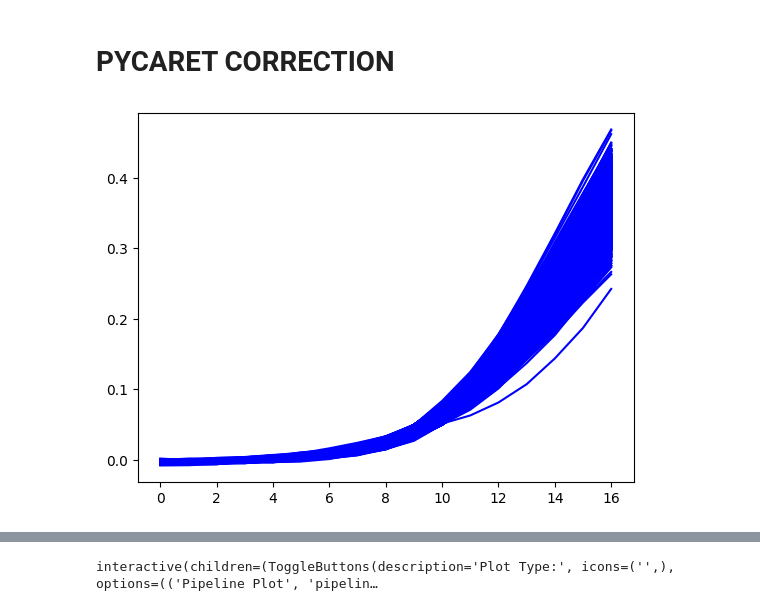
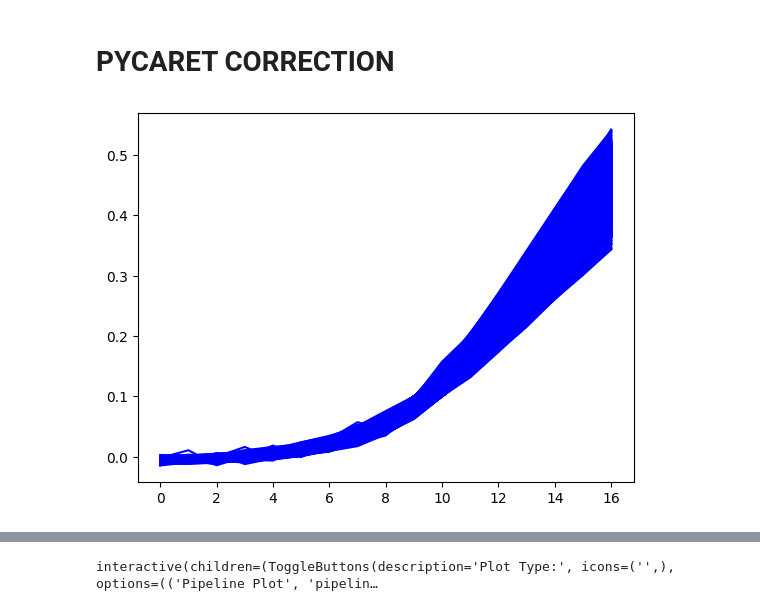
Before and after one commit to wjosefw/MLTiming, a Jupyter notebook: Pycaret_cosas/Time_Ind_Params_Pycaret.ipynb, the cells around one changed output, grey strips where cells are left out. Drawn from its saved outputs; the diff is of its cells as text; code cells hidden in the pictures.

Commit message:
implementation para datos alba

```diff
--- a/Pycaret_cosas/Time_Ind_Params_Pycaret.ipynb
+++ b/Pycaret_cosas/Time_Ind_Params_Pycaret.ipynb
@@ -14,5 +16,9 @@ from functions import (continuous_delay, create_position, calculate_gaussian_cen
 # %%
 # Load data
 dir = '/home/josea/DEEP_TIMING/DEEP_TIMING_VS/Na22_filtered_data/'
+test_data_82 = np.load(os.path.join(dir, 'Na22_82_norm_ALBA_test.npz'))['data']
+test_data_55 = np.load(os.path.join(dir, 'Na22_55_norm_ALBA_test.npz'))['data']
+test_data_28 = np.load(os.path.join(dir, 'Na22_28_norm_ALBA_test.npz'))['data']
 
-data = np.load(os.path.join(dir, 'Na22_test_val.npz'))['data']
+test_data  = np.concatenate((test_data_55, test_data_28, test_data_82), axis = 0)
+print('Número de casos de test: ', test_data.shape[0])
@@ -66,23 +85,17 @@ Error_test = np.concatenate((error_V02[Num_train:], error_V20[Num_train:], error
 # **PYCARET CORRECTION**
 # %%
 # Eliminate time dependencies by getting signals by a fixed fraction
-new_data = extract_signal_window_by_fraction(new_data, fraction = 0.05, window_low = 10, window_high = 7)
+new_data_28 = extract_signal_window_by_fraction(test_data_28, fraction = 0.1, window_low = 10, window_high = 7)
+new_data_55 = extract_signal_window_by_fraction(test_data_55, fraction = 0.1, window_low = 10, window_high = 7)
+new_data_82 = extract_signal_window_by_fraction(test_data_82, fraction = 0.1, window_low = 10, window_high = 7)
 
-# Create the other positions for train and test
-POS_00 = new_data
-POS_02 = create_position(POS_00, channel_to_move = 1, channel_to_fix = 0, t_shift = t_shift)
-POS_20 = create_position(POS_00, channel_to_move = 0, channel_to_fix = 1, t_shift = t_shift)
-POS_04 = create_position(POS_00, channel_to_move = 1, channel_to_fix = 0, t_shift = int(2*t_shift))
-POS_40 = create_position(POS_00, channel_to_move = 0, channel_to_fix = 1, t_shift = int(2*t_shift))
-
-
-TRAIN = np.concatenate((POS_02[:Num_train], POS_00[:Num_train], POS_20[:Num_train], POS_04[:Num_train], POS_40[:Num_train]), axis = 0)
-TEST  = np.concatenate((POS_02[Num_train:], POS_00[Num_train:], POS_20[Num_train:], POS_04[Num_train:], POS_40[Num_train:]), axis = 0)
+TRAIN = np.concatenate((new_data_28[:Num_train], new_data_55[:Num_train], new_data_82[:Num_train]), axis = 0)
+TEST  = np.concatenate((new_data_28[Num_train:], new_data_55[Num_train:], new_data_82[Num_train:]), axis = 0)
 # %%
-for i in range(POS_00.shape[0]):
-    plt.plot(POS_00[i,:,0], 'b-')
+for i in range(new_data_28.shape[0]):
+    plt.plot(new_data_28[i,:,0], 'b-')
 # %% [output]
-[figure, old version]
+[figure, new version]
 # %%
 # Get train/test time independent parameters
 mean_train = np.mean(TRAIN, axis = 1)
```
Also changed, not shown: parts of 18 cells of this notebook.
